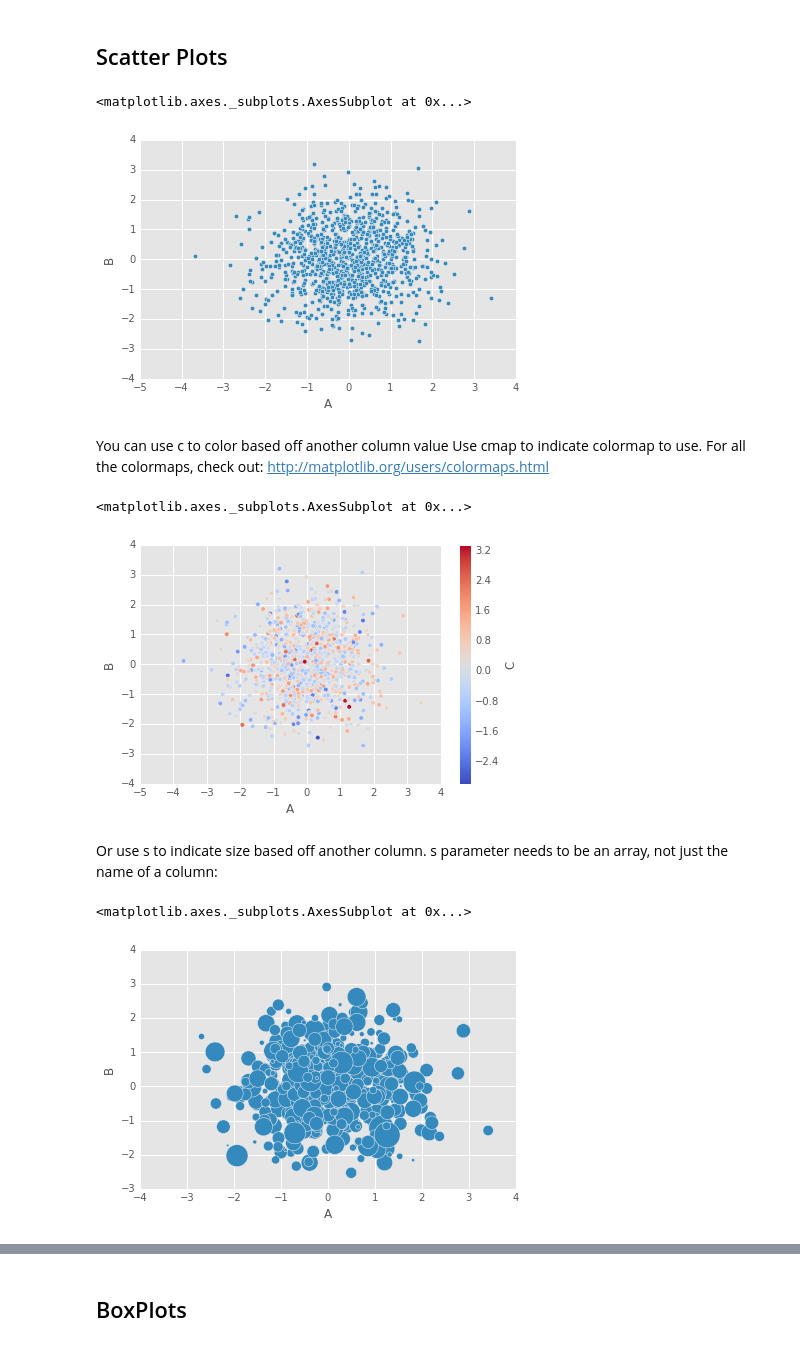
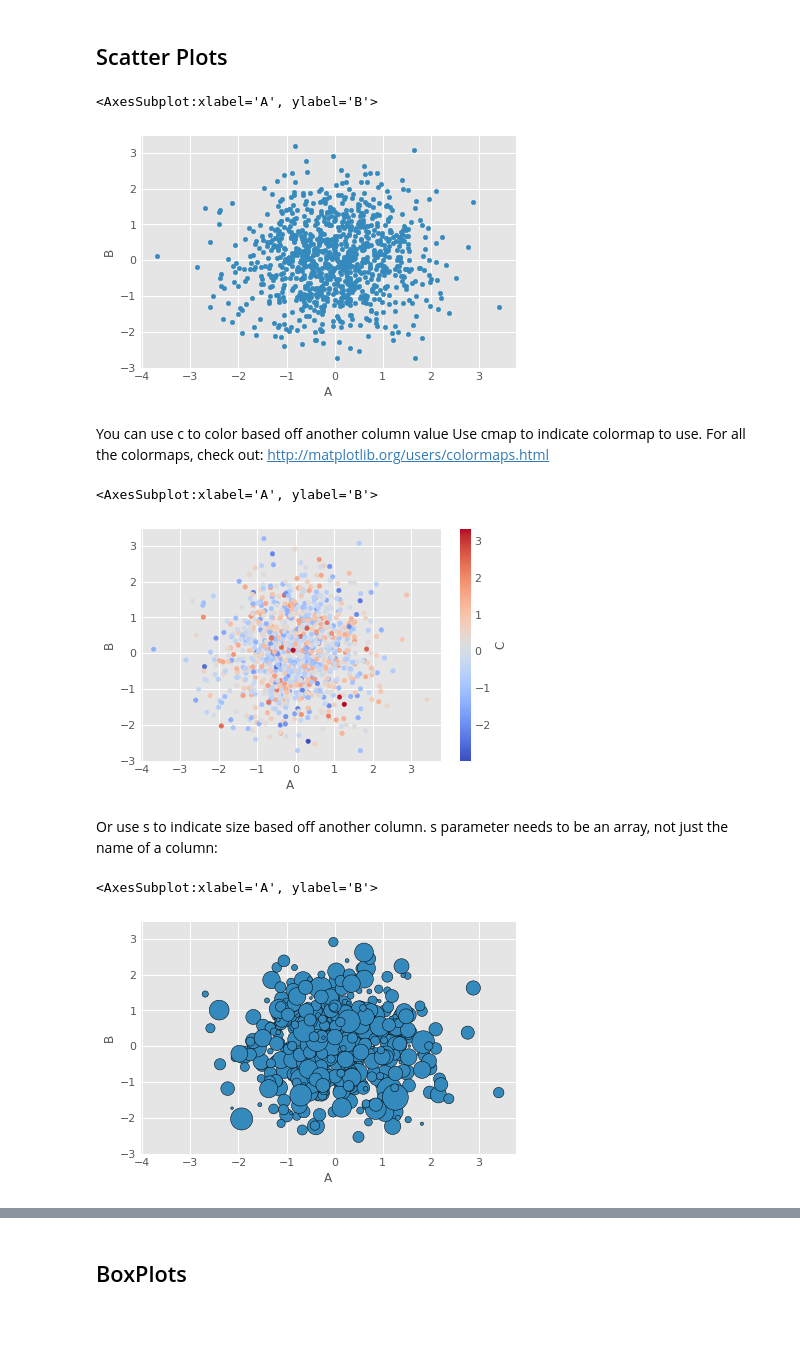
Before and after one commit to jmacedo91/Python-for-Data-Science-and-Machine-Learning-Bootcamp, a Jupyter notebook: 07-Pandas-Built-in-Data-Viz/01-Pandas Built-in Data Visualization.ipynb, the cells around one changed output, grey strips where cells are left out. Cells and saved outputs as stored; diff of their text form; code cells hidden in the pictures.

```diff
--- a/07-Pandas-Built-in-Data-Viz/01-Pandas Built-in Data Visualization.ipynb
+++ b/07-Pandas-Built-in-Data-Viz/01-Pandas Built-in Data Visualization.ipynb
@@ -15,6 +15,8 @@ Let's take a look!
 # %%
 import numpy as np
 import pandas as pd
+import seaborn as sns
+sns.set_theme()
 %matplotlib inline
 # %% [markdown]
 ## The Data
@@ -137,8 +168,8 @@ KeyError: ignored
 # %%
 df1.plot.scatter(x='A',y='B')
 # %% [output]
-<matplotlib.axes._subplots.AxesSubplot at 0x...>
+<AxesSubplot:xlabel='A', ylabel='B'>
-[figure, old version]
+[figure, new version]
 # %% [markdown]
 You can use c to color based off another column value
 Use cmap to indicate colormap to use.
@@ -146,12 +177,12 @@ For all the colormaps, check out: http://matplotlib.org/users/colormaps.html
 # %%
 df1.plot.scatter(x='A',y='B',c='C',cmap='coolwarm')
 # %% [output]
-<matplotlib.axes._subplots.AxesSubplot at 0x...>
+<AxesSubplot:xlabel='A', ylabel='B'>
-[figure, old version]
+[figure, new version]
 # %% [markdown]
 Or use s to indicate size based off another column. s parameter needs to be an array, not just the name of a column:
 # %%
-df1.plot.scatter(x='A',y='B',s=df1['C']*200)
+df1.plot.scatter(x='A',y='B',s=df1['C']*200, edgecolors='black')
 # %% [output]
-<matplotlib.axes._subplots.AxesSubplot at 0x...>
+<AxesSubplot:xlabel='A', ylabel='B'>
-[figure, old version]
+[figure, new version]
```
Also changed, not shown: parts of 19 cells of this notebook.
